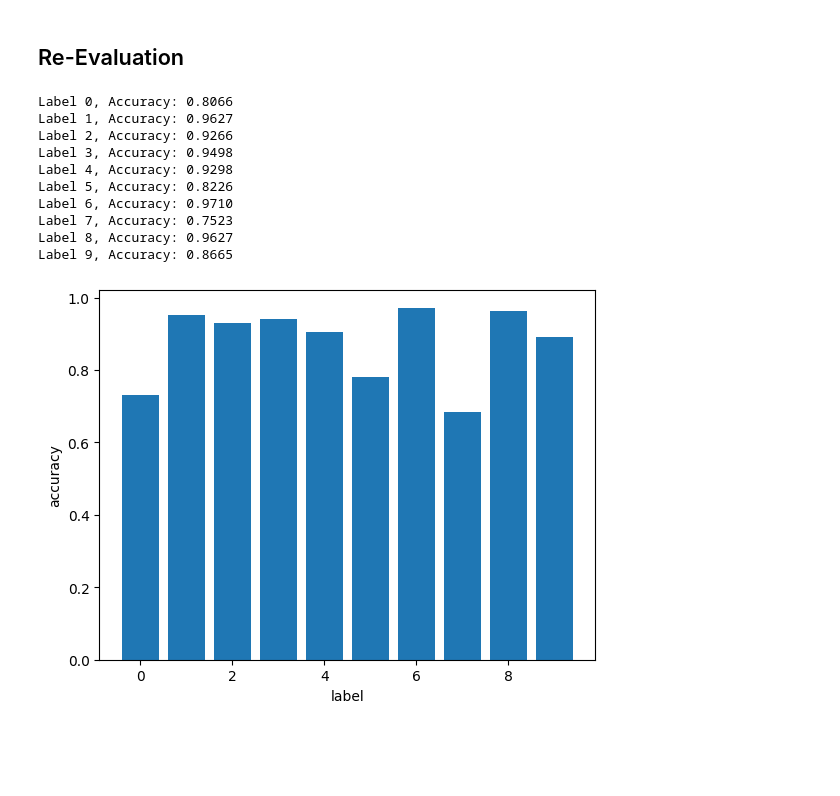
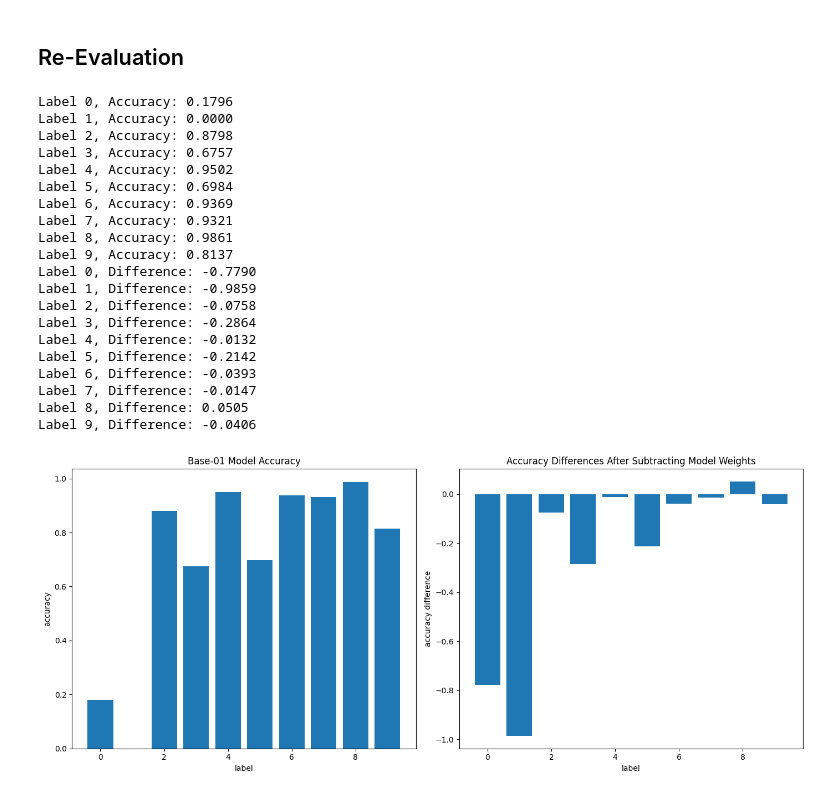
Before and after one commit to PathFinderKR/MNIST, a Jupyter notebook: Task Vector.ipynb, the cells around one changed output. Saved outputs shown, nothing was run; the diff lists cells and outputs as text; code cells hidden in the pictures; blank space fills up the shorter version.

```diff
--- a/Task Vector.ipynb
+++ b/Task Vector.ipynb
@@ -124,11 +125,13 @@ def evaluate_labels(model, test_dl):
                     correct[label] += 1
     return [correct[i] / total[i] for i in range(10)]
 # %%
-for i, acc in enumerate(evaluate_labels(base_model, test_dl)):
+eval_base = evaluate_labels(base_model, test_dl)
+for i, acc in enumerate(eval_base):
     print(f"Label {i}, Accuracy: {acc:.4f}")
 
 plt.bar(range(10), evaluate_labels(base_model, test_dl))
 plt.xlabel("label")
 plt.ylabel("accuracy")
+plt.title("Base Model")
 plt.show()
 # %% [output]
@@ -145,0 +149,10 @@ Label 9, Accuracy: 0.8158
+# %%
+eval_01 = evaluate_labels(model_01, test_dl)
+for i, acc in enumerate(eval_01):
+    print(f"Label {i}, Accuracy: {acc:.4f}")
+
+plt.bar(range(10), evaluate_labels(model_01, test_dl))
+plt.xlabel("label")
+plt.ylabel("accuracy")
+plt.title("01 Model")
+plt.show()
@@ -155,23 +187,49 @@ subtract(base_model, model_01)
 # %% [markdown]
 ## Re-Evaluation
 # %%
-## Re-Evaluation&Inference
-for i, acc in enumerate(evaluate_labels(base_model, test_dl)):
+eval_sub = evaluate_labels(base_model, test_dl)
+for i, acc in enumerate(eval_sub):
     print(f"Label {i}, Accuracy: {acc:.4f}")
 
+diff = [eval_sub[i] - eval_base[i] for i in range(10)]
+for i, d in enumerate(diff):
+    print(f"Label {i}, Difference: {d:.4f}")
+
+plt.figure(figsize=(14, 6))
+
+plt.subplot(1, 2, 1)
 plt.bar(range(10), evaluate_labels(base_model, test_dl))
 plt.xlabel("label")
 plt.ylabel("accuracy")
+plt.title("Base-01 Model Accuracy")
+
+plt.subplot(1, 2, 2)
+plt.bar(range(10), diff)
+plt.xlabel("label")
+plt.ylabel("accuracy difference")
+plt.title("Accuracy Differences After Subtracting Model Weights")
+
+plt.tight_layout()
 plt.show()
 # %% [output]
-Label 0, Accuracy: 0.8066
-Label 1, Accuracy: 0.9627
-Label 2, Accuracy: 0.9266
-Label 3, Accuracy: 0.9498
-Label 4, Accuracy: 0.9298
-Label 5, Accuracy: 0.8226
-Label 6, Accuracy: 0.9710
-Label 7, Accuracy: 0.7523
-Label 8, Accuracy: 0.9627
-Label 9, Accuracy: 0.8665
+Label 0, Accuracy: 0.1796
+Label 1, Accuracy: 0.0000
+Label 2, Accuracy: 0.8798
+Label 3, Accuracy: 0.6757
+Label 4, Accuracy: 0.9502
+Label 5, Accuracy: 0.6984
+Label 6, Accuracy: 0.9369
+Label 7, Accuracy: 0.9321
+Label 8, Accuracy: 0.9861
+Label 9, Accuracy: 0.8137
+Label 0, Difference: -0.7790
+Label 1, Difference: -0.9859
+Label 2, Difference: -0.0758
+Label 3, Difference: -0.2864
+Label 4, Difference: -0.0132
+Label 5, Difference: -0.2142
+Label 6, Difference: -0.0393
+Label 7, Difference: -0.0147
+Label 8, Difference: 0.0505
+Label 9, Difference: -0.0406
-[figure, old version]
+[figure, new version]
```
Also changed, not shown: parts of 9 cells of this notebook, 4 other files.
